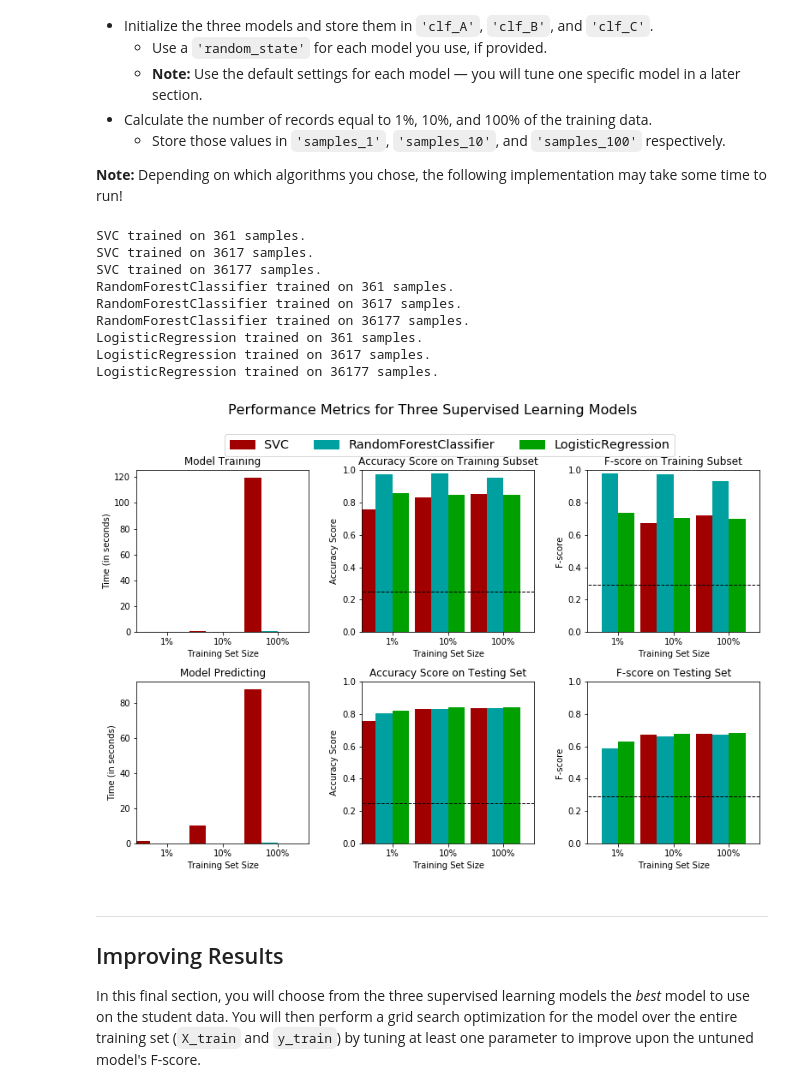
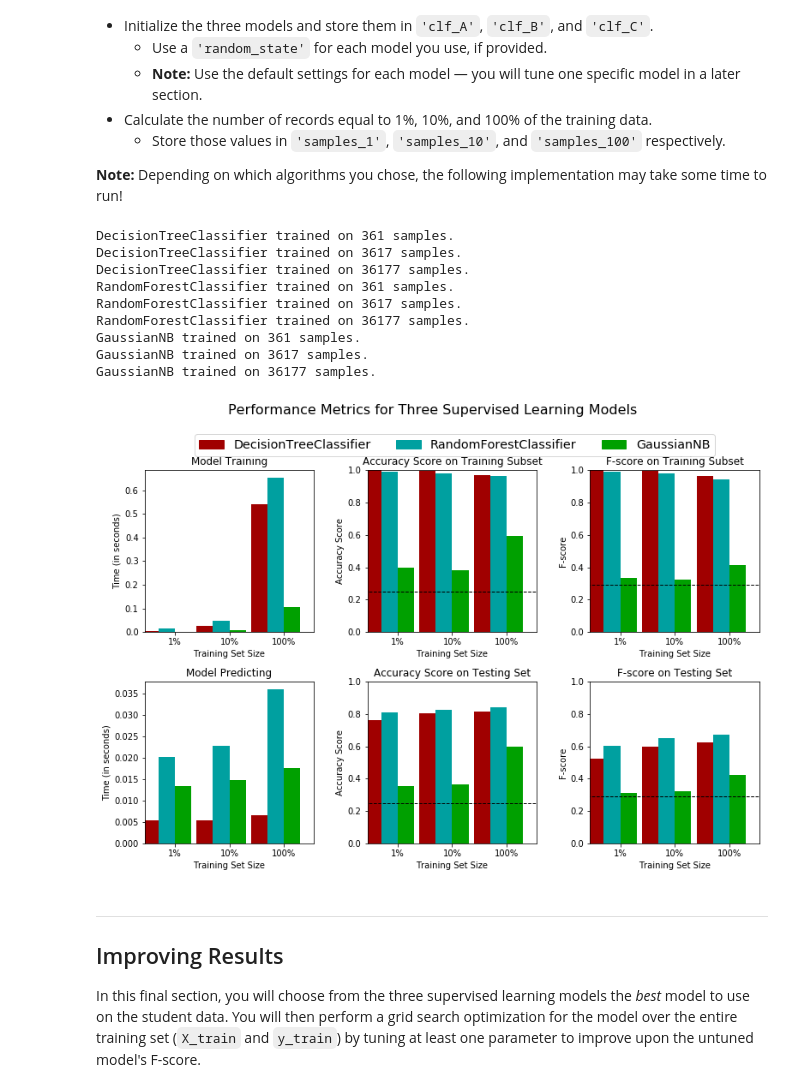
Before and after one commit to wang-zhe/Udacity-Review-Statistics, a Jupyter notebook: finding_donors.ipynb, the cells around one changed output. Drawn from its saved outputs; the diff is of its cells as text; code cells hidden in the pictures.

```diff
--- a/finding_donors.ipynb
+++ b/finding_donors.ipynb
@@ -50,16 +51,19 @@ A cursory investigation of the dataset will determine how many individuals fit i
 ** HINT: ** You may need to look at the table above to understand how the `'income'` entries are formatted.
 # %%
 # TODO: Total number of records
-n_records = data.shape[0]
+n_records = data['income'].count()
 
 # TODO: Number of records where individual's income is more than $50,000
-n_greater_50k = data[data.income=='>50K'].shape[0]
+#Out[28]:
+#<=50K    34014
+#>50K     11208
+n_greater_50k = data['income'].value_counts()[1]
 
 # TODO: Number of records where individual's income is at most $50,000
-n_at_most_50k = data[data.income=='<=50K'].shape[0]
+n_at_most_50k = data['income'].value_counts()[0]
 
 # TODO: Percentage of individuals whose income is more than $50,000
-greater_percent = 100*n_greater_50k/n_records
+greater_percent = n_greater_50k / n_at_most_50k * 100.0
 
 # Print the results
 print("Total number of records: {}".format(n_records))
@@ -160,7 +168,7 @@ Additionally, as with the non-numeric features, we need to convert the non-numer
 features_final = pd.get_dummies(features_log_minmax_transform)
 
 # TODO: Encode the 'income_raw' data to numerical values
-income = income_raw.apply(lambda x: 0 if x == '<=50K' else 1)
+income = income_raw.map({'<=50K':0, '>50K':1})
 
 # Print the number of features after one-hot encoding
 encoded = list(features_final.columns)
@@ -168,6 +176,5 @@ print("{} total features after one-hot encoding.".format(len(encoded)))
 
 # Uncomment the following line to see the encoded feature names
 #print(encoded)
-features_final.head()
 # %% [output]
 103 total features after one-hot encoding.
@@ -302,7 +332,7 @@ In the code block below, you will need to implement the following:
    - Make sure that you set the `beta` parameter!
 # %%
 # TODO: Import two metrics from sklearn - fbeta_score and accuracy_score
-from sklearn.metrics import fbeta_score, accuracy_score
+from sklearn.metrics import accuracy_score, fbeta_score
 
 def train_predict(learner, sample_size, X_train, y_train, X_test, y_test):
     '''
@@ -319,33 +349,33 @@ def train_predict(learner, sample_size, X_train, y_train, X_test, y_test):
 
     # TODO: Fit the learner to the training data using slicing with 'sample_size' using .fit(training_features[:], training_labels[:])
     start = time() # Get start time
-    learner = learner.fit(X_train.iloc[:sample_size,], y_train[:sample_size])
+    learner.fit(X_train[:sample_size], y_train[:sample_size])
     end = time() # Get end time
 
     # TODO: Calculate the training time
-    results['train_time'] = end-start
+    results['train_time'] = end - start
 
     # TODO: Get the predictions on the test set(X_test),
     #       then get predictions on the first 300 training samples(X_train) using .predict()
     start = time() # Get start time
     predictions_test = learner.predict(X_test)
-    predictions_train = learner.predict(X_train)
+    predictions_train = learner.predict(X_train[:300])
     end = time() # Get end time
 
     # TODO: Calculate the total prediction time
-    results['pred_time'] = end-start
+    results['pred_time'] = end - start
 
     # TODO: Compute accuracy on the first 300 training samples which is y_train[:300]
-    results['acc_train'] = accuracy_score( y_train[:300],learner.predict(X_train.iloc[:300,]))
+    results['acc_train'] = accuracy_score(y_train[:300], predictions_train)
 
     # TODO: Compute accuracy on test set using accuracy_score()
     results['acc_test'] = accuracy_score(y_test, predictions_test)
 
     # TODO: Compute F-score on the the first 300 training samples using fbeta_score()
-    results['f_train'] = fbeta_score(y_train[:300],learner.predict(X_train.iloc[:300,]), beta=0.5)
+    results['f_train'] = fbeta_score(y_train[:300], predictions_train, 0.5)
 
     # TODO: Compute F-score on the test set which is y_test
-    results['f_test'] = fbeta_score(y_test, predictions_test, beta=0.5)
+    results['f_test'] = fbeta_score(y_test, predictions_test, 0.5)
 
     # Success
     print("{} trained on {} samples.".format(learner.__class__.__name__, sample_size))
@@ -366,45 +396,44 @@ In the code cell, you will need to implement the following:
 # %%
 # TODO: Import the three supervised learning models from sklearn
 from sklearn.tree import DecisionTreeClassifier
-from sklearn.svm import SVC
-from sklearn.linear_model import LogisticRegression
 from sklearn.ensemble import RandomForestClassifier
+from sklearn.naive_bayes import GaussianNB
+
 # TODO: Initialize the three models
-#clf_A = DecisionTreeClassifier()
-clf_A = SVC(random_state=0)
-clf_B = RandomForestClassifier(random_state=0)
-clf_C = LogisticRegression(random_state=0)
+clf_A = DecisionTreeClassifier(random_state=23)
+clf_B = RandomForestClassifier(random_state=23)
+clf_C = GaussianNB()
 
 # TODO: Calculate the number of samples for 1%, 10%, and 100% of the training data
 # HINT: samples_100 is the entire training set i.e. len(y_train)
 # HINT: samples_10 is 10% of samples_100 (ensure to set the count of the values to be `int` and not `float`)
 # HINT: samples_1 is 1% of samples_100 (ensure to set the count of the values to be `int` and not `float`)
 samples_100 = len(y_train)
-samples_10 = int(0.1*samples_100)
-samples_1 = int(0.01*samples_100)
+samples_10 = int(0.1 * samples_100)
+samples_1 = int(0.01 * samples_100)
 
 # Collect results on the learners
 results = {}
 for clf in [clf_A, clf_B, clf_C]:
     clf_name = clf.__class__.__name__
     results[clf_name] = {}
     for i, samples in enumerate([samples_1, samples_10, samples_100]):
         results[clf_name][i] = \
         train_predict(clf, samples, X_train, y_train, X_test, y_test)
 
 # Run metrics visualization for the three supervised learning models chosen
 vs.evaluate(results, accuracy, fscore)
 # %% [output]
-SVC trained on 361 samples.
-SVC trained on 3617 samples.
-SVC trained on 36177 samples.
+DecisionTreeClassifier trained on 361 samples.
+DecisionTreeClassifier trained on 3617 samples.
+DecisionTreeClassifier trained on 36177 samples.
 RandomForestClassifier trained on 361 samples.
 RandomForestClassifier trained on 3617 samples.
 RandomForestClassifier trained on 36177 samples.
-LogisticRegression trained on 361 samples.
-LogisticRegression trained on 3617 samples.
-LogisticRegression trained on 36177 samples.
+GaussianNB trained on 361 samples.
+GaussianNB trained on 3617 samples.
+GaussianNB trained on 36177 samples.
-[figure, old version]
+[figure, new version]
 # %% [markdown]
 ----
 ## Improving Results
```
Also changed, not shown: parts of 25 cells of this notebook.
